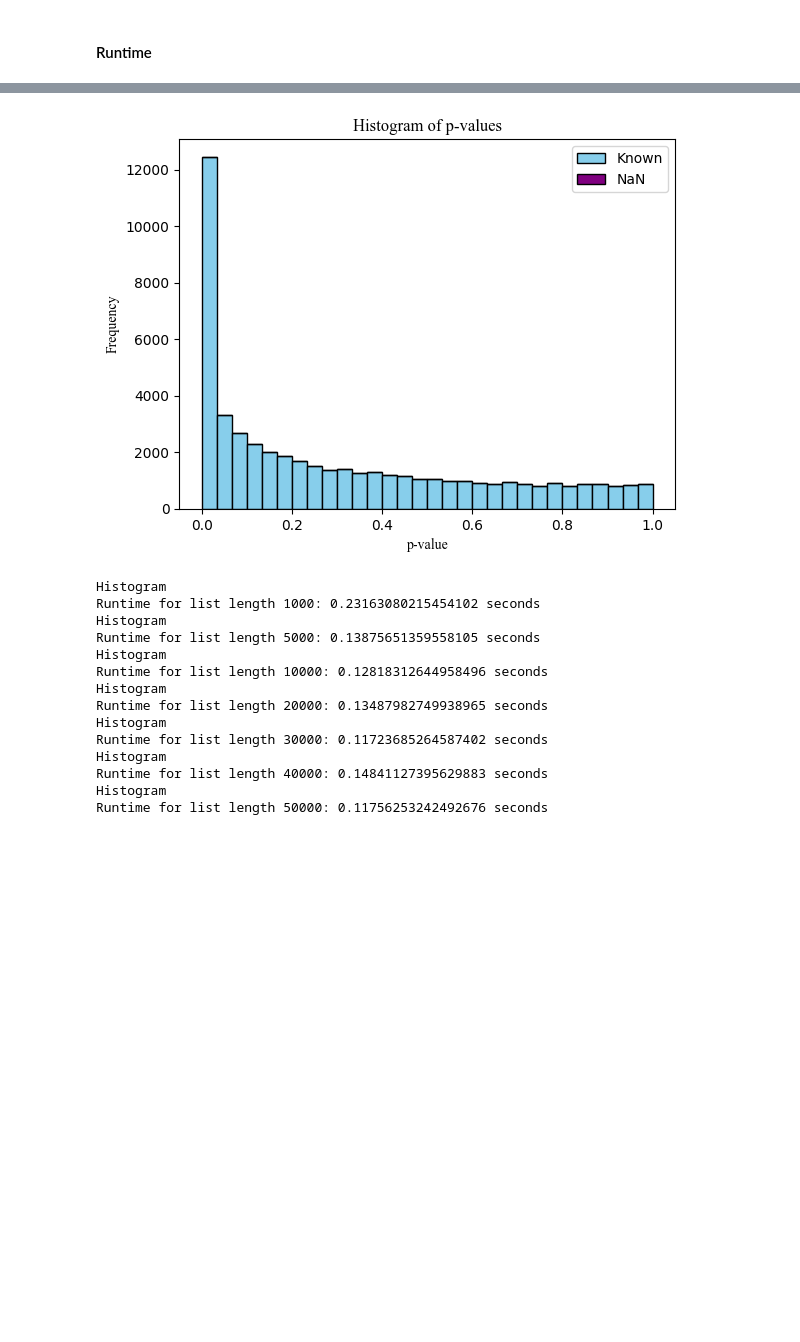
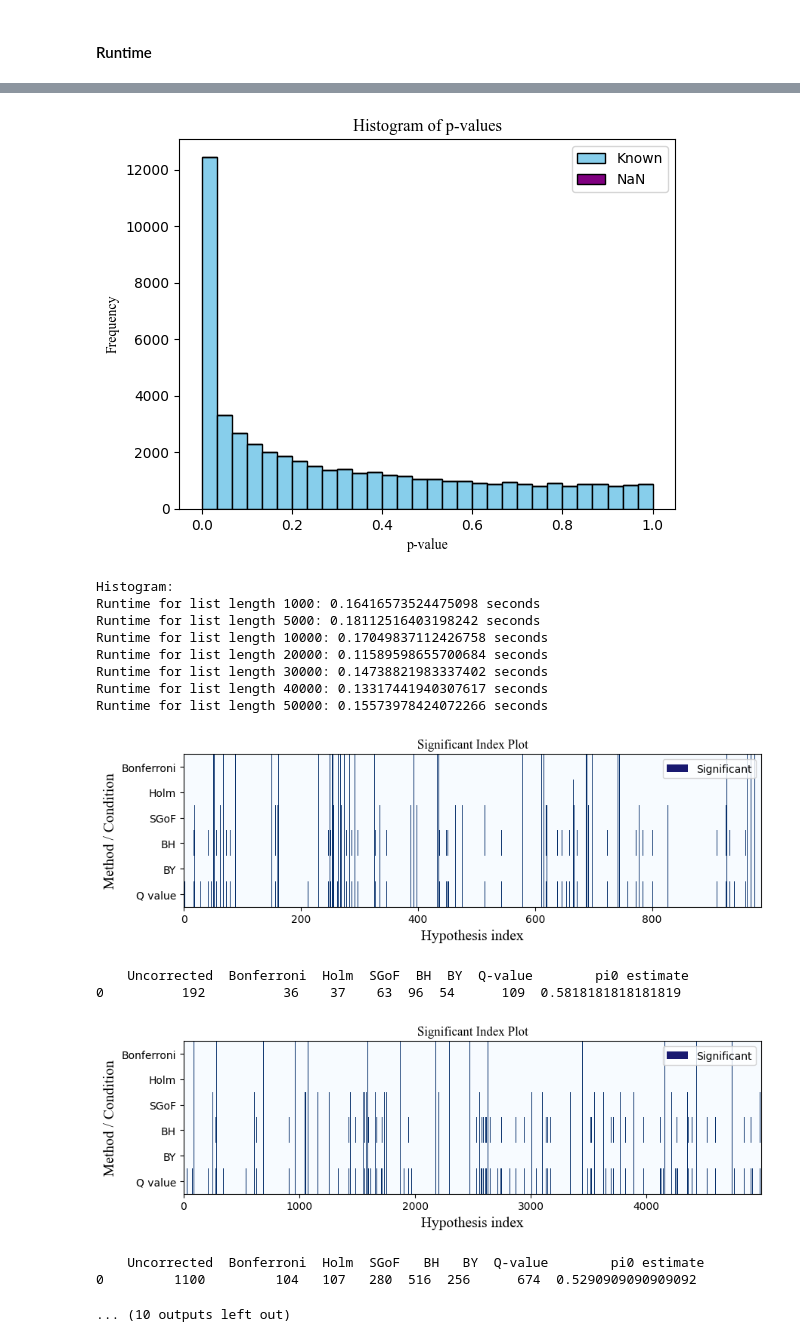
Before and after one commit to susara-ouchi/MultiDST_package, a Jupyter notebook: Example_GSE 2192.ipynb, the cells around one changed output, grey strips where cells are left out. Cells and saved outputs as stored; diff of their text form; code cells hidden in the pictures; blank space fills up the shorter version.

Commit message:
runtime-check

```diff
--- a/Example_GSE 2192.ipynb
+++ b/Example_GSE 2192.ipynb
@@ -256,44 +256,66 @@ list_lengths = [1000,5000, 10000, 20000, 30000, 40000, 50000]
 # Store runtimes
 runtimes = {}
 
 for length in list_lengths:
     # Duplicate the list to the desired length
     # extended_p_values2 = p_values2 * (length // len(p_values2)) + p_values2[:length % len(p_values2)]
     # print(extended_p_values2)
     # Measure the runtime
     extended_p_values2 = p_values2[:length]
     start_time = time.time()
     #res = multitest(extended_p_values2, alpha=0.05, sigplot=True, results=True)
     g2_index = []
     multidst_hist(extended_p_values2, g2_index, title="Histogram of p-values",col1 = 'skyblue', col2 = 'purple', show_legend=True,  left='Known', right = 'NaN')
     end_time = time.time()
 
     # Calculate and store the runtime
     runtimes[length] = end_time - start_time
 
 # Output the runtimes
 print("Histogram:")
 for length, runtime in runtimes.items():
     print(f"Runtime for list length {length}: {runtime} seconds")
+
+
+for length in list_lengths:
+    # Duplicate the list to the desired length
+    # extended_p_values2 = p_values2 * (length // len(p_values2)) + p_values2[:length % len(p_values2)]
+    # print(extended_p_values2)
+    # Measure the runtime
+    extended_p_values2 = p_values2[:length]
+    start_time = time.time()
+    res = multitest(extended_p_values2, alpha=0.05, sigplot=True, results=True)
+    # g2_index = []
+    # multidst_hist(extended_p_values2, g2_index, title="Histogram of p-values",col1 = 'skyblue', col2 = 'purple', show_legend=True,  left='Known', right = 'NaN')
+    end_time = time.time()
+
+    # Calculate and store the runtime
+    runtimes[length] = end_time - start_time
+
+# Output the runtimes
+print("Multitest & sigplot:")
+for length, runtime in runtimes.items():
+    print(f"Runtime for list length {length}: {runtime} seconds")
 # %% [output]
 [figure]
 [figure]
 [figure]
 [figure]
 [figure]
 [figure]
 [figure]
-Histogram
-Runtime for list length 1000: 0.23163080215454102 seconds
-Histogram
-Runtime for list length 5000: 0.13875651359558105 seconds
-Histogram
-Runtime for list length 10000: 0.12818312644958496 seconds
-Histogram
-Runtime for list length 20000: 0.13487982749938965 seconds
-Histogram
-Runtime for list length 30000: 0.11723685264587402 seconds
-Histogram
-Runtime for list length 40000: 0.14841127395629883 seconds
-Histogram
-Runtime for list length 50000: 0.11756253242492676 seconds
+Histogram:
+Runtime for list length 1000: 0.16416573524475098 seconds
+Runtime for list length 5000: 0.18112516403198242 seconds
+Runtime for list length 10000: 0.17049837112426758 seconds
+Runtime for list length 20000: 0.11589598655700684 seconds
+Runtime for list length 30000: 0.14738821983337402 seconds
+Runtime for list length 40000: 0.13317441940307617 seconds
+Runtime for list length 50000: 0.15573978424072266 seconds
+[figure, added]
+    Uncorrected  Bonferroni  Holm  SGoF  BH  BY  Q-value        pi0 estimate
+0          192          36    37    63  96  54      109  0.5818181818181819
+[figure, added]
+    Uncorrected  Bonferroni  Holm  SGoF   BH   BY  Q-value        pi0 estimate
+0         1100         104   107   280  516  256      674  0.5290909090909092
+... (10 outputs left out)
```
Also changed, not shown: 1 other file.
